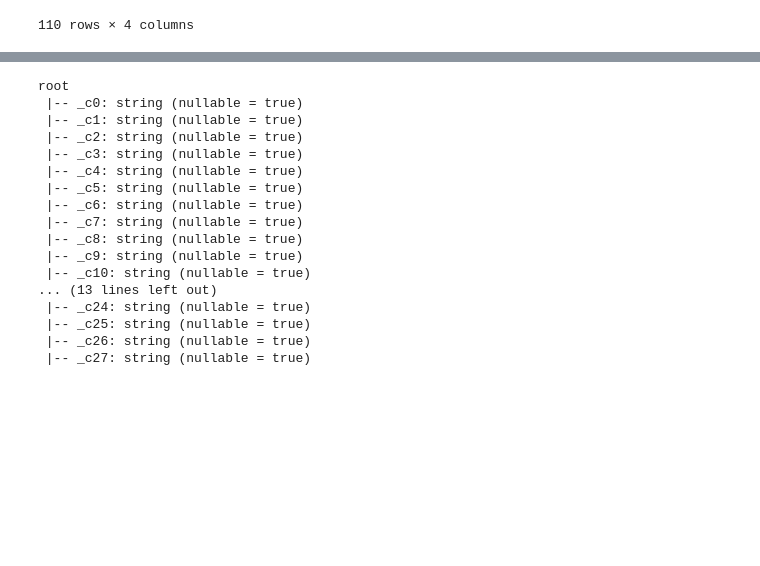
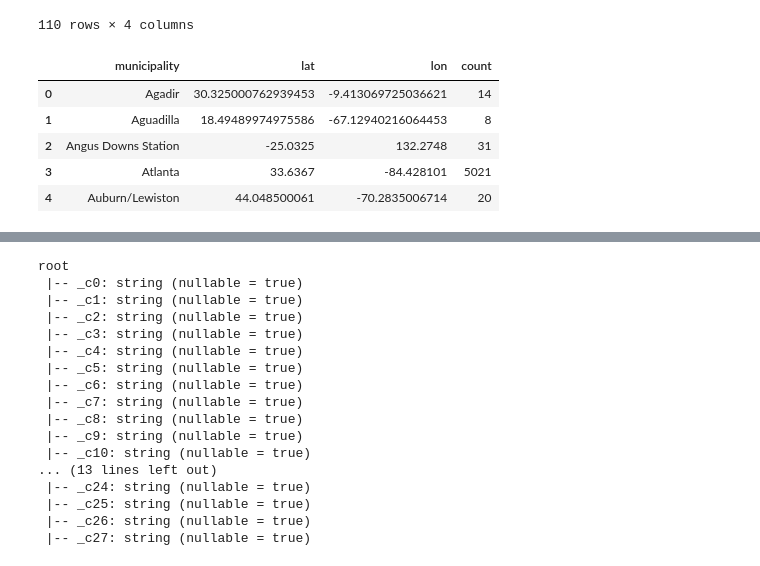
Before and after one commit to dezugin/comeToBraziw_udacityCapstoneProject, a Jupyter notebook: Capstone Project.ipynb, the cells around one changed output, grey strips where cells are left out. Saved outputs shown, nothing was run; the diff lists cells and outputs as text; code cells hidden in the pictures; blank space fills up the shorter version.

```diff
--- a/Capstone Project.ipynb
+++ b/Capstone Project.ipynb
@@ -379,6 +362,23 @@ braziliansInAirports.groupby(['municipality','coordinates','iata_code']).size().
 110 rows × 4 columns
 # %%
 braziliansInAirports.to_csv("Brazilians-In-Airports2.csv")
+# %%
+
+df = braziliansInAirports
+new = df["coordinates"].str.split(", ", n = 1, expand = True)
+df['lat'] = new[1]
+df['lon'] = new[0]
+df = df.groupby(['municipality', 'lat','lon']).size().to_frame(name = 'count').reset_index()
+df.to_csv("braziliansinairports.csv",index=False)
+# %%
+df.head()
+# %% [output]
+|  | municipality | lat | lon | count |
+| 0 | Agadir | 30.325000762939453 | -9.413069725036621 | 14 |
+| 1 | Aguadilla | 18.49489974975586 | -67.12940216064453 | 8 |
+| 2 | Angus Downs Station | -25.0325 | 132.2748 | 31 |
+| 3 | Atlanta | 33.6367 | -84.428101 | 5021 |
+| 4 | Auburn/Lewiston | 44.048500061 | -70.2835006714 | 20 |
 # %%
 import plotly.graph_objects as go
 
```
Also changed, not shown: parts of 29 cells of this notebook, 3 other files.
